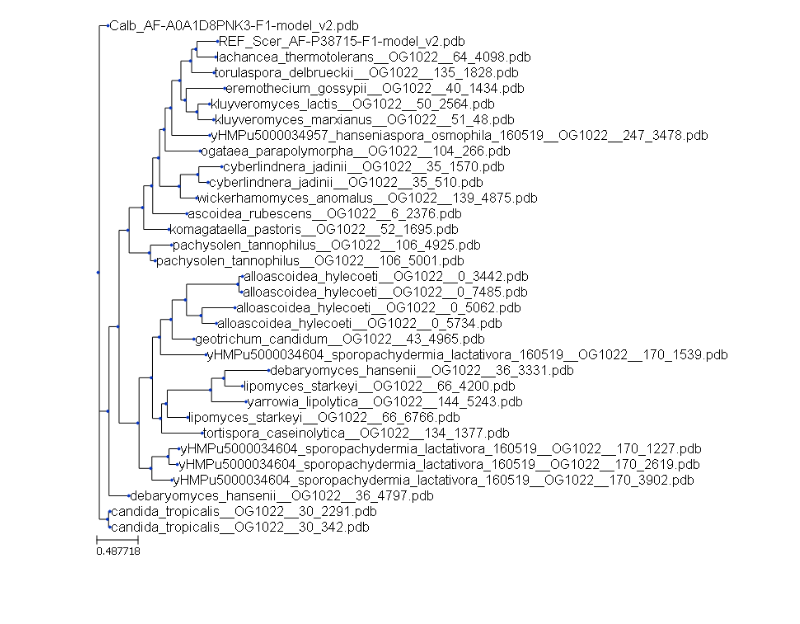
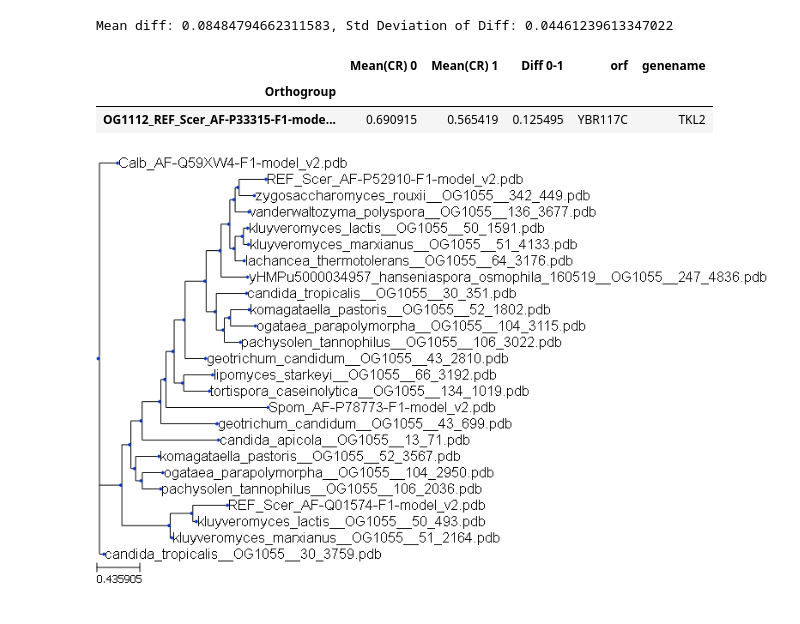
Before and after one commit to heineike02/diverse_yeast, a Jupyter notebook: 20241210_xylose_pathway_analysis.ipynb, the cells around one changed output. Drawn from its saved outputs; the diff is of its cells as text; code cells hidden in the pictures.

```diff
--- a/20241210_xylose_pathway_analysis.ipynb
+++ b/20241210_xylose_pathway_analysis.ipynb
@@ -7,20 +194,37 @@ base_dir = os.path.normpath('G:/My Drive/Crick_LMS/projects/diverse_yeasts/alpha
+# %%
+print("Mean diff: {}, Std Deviation of Diff: {}".format(np.mean(cr_by_xylose_phenotype['Diff 0-1']), np.std(cr_by_xylose_phenotype['Diff 0-1'])))
+# %% [output]
+Mean diff: 0.08484794662311583, Std Deviation of Diff: 0.04461239613347022
+# %%
+cr_by_xylose_phenotype[cr_by_xylose_phenotype['genename']=='TKL2']
+# %% [output]
+|  | Mean(CR) 0 | Mean(CR) 1 | Diff 0-1 | orf | genename |
+| Orthogroup |  |  |  |  |  |
+| OG1112_REF_Scer_AF-P33315-F1-mode... | 0.690915 | 0.565419 | 0.125495 | YBR117C | TKL2 |
 # %%
-#For GRE3:
+#Analysis of ACS1_ACS2 orthogroup
+#Get species ordered by tree
 
-#Get species ordered by tree for oliver
+og_refs = {'GRE3': 'OG1022_REF_Scer_AF-P38715-F1-model_v2',
+           'ACS1_ACS2': 'OG1055_REF_Scer_AF-P52910-F1-model_v2'
+            }
 
-tree_fname = base_dir + os.sep + os.path.normpath('msas/structural/tm_align/trees/OG1022_REF_Scer_AF-P38715-F1-model_v2.tm.fasta.clipkit.treefile')
+goi = 'ACS1_ACS2'
+
+og_ref = og_refs[goi]
+
+tree_fname = base_dir + os.sep + os.path.normpath('msas/structural/tm_align/trees/' + og_ref + '.tm.fasta.clipkit.treefile')
 t = Tree(tree_fname, format=1)
 
 t.ladderize
 
-fname_out = base_dir + os.sep + os.path.normpath('examples/gre3_tree_list.txt')
+fname_out = base_dir + os.sep + os.path.normpath('examples/' + goi + '_tree_list.txt')
 
 with open(fname_out,'w') as f_out:
     for leaf in t.iter_leaf_names():
         f_out.write(leaf + '\n')
 
 
 t.render('%%inline')
 # %% [output]
-[figure, old version]
+[figure, new version]
```
Also changed, not shown: parts of 13 cells of this notebook, 9 other files.
